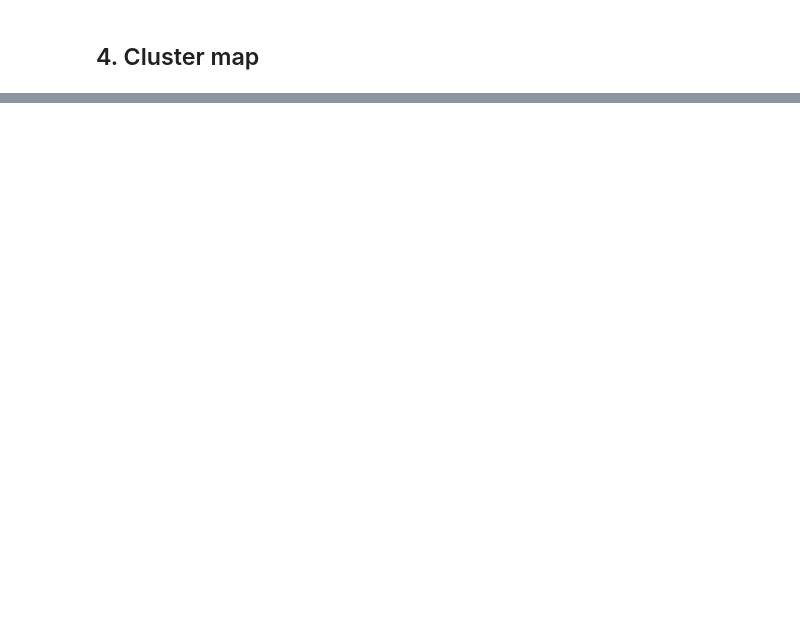
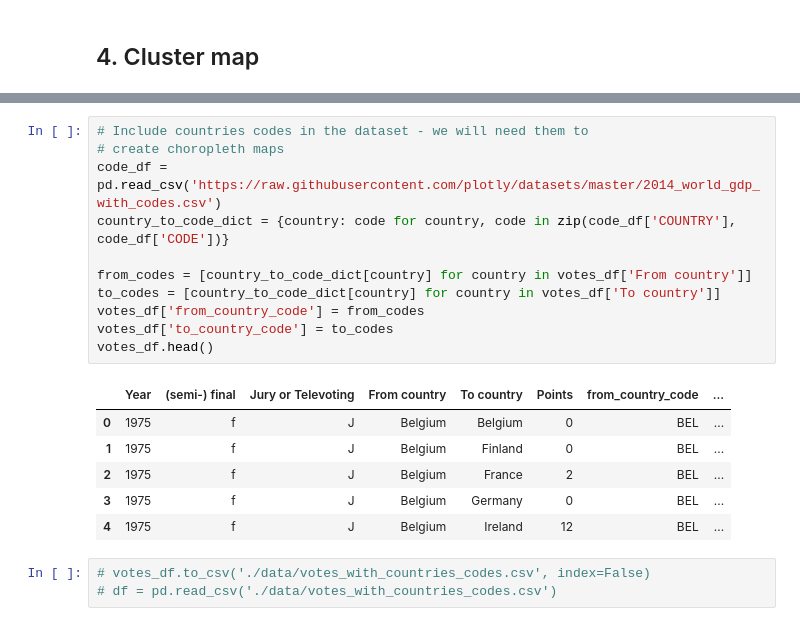
Before and after one commit to EdenBD/How-To-Win-Eurovision, a Jupyter notebook: votes_visualization.ipynb, the cells around one changed output, grey strips where cells are left out. Drawn from its saved outputs; the diff is of its cells as text; blank space fills up the shorter version.

```diff
--- a/votes_visualization.ipynb
+++ b/votes_visualization.ipynb
@@ -191,0 +217,21 @@ sns.clustermap(avg_votes_by_countries_pairs, center=0, cmap="vlag",
+# %%
+# Include countries codes in the dataset - we will need them to
+# create choropleth maps
+code_df = pd.read_csv('https://raw.githubusercontent.com/plotly/datasets/master/2014_world_gdp_with_codes.csv')
+country_to_code_dict = {country: code for country, code in zip(code_df['COUNTRY'], code_df['CODE'])}
+
+from_codes = [country_to_code_dict[country] for country in votes_df['From country']]
+to_codes = [country_to_code_dict[country] for country in votes_df['To country']]
+votes_df['from_country_code'] = from_codes
+votes_df['to_country_code'] = to_codes
+votes_df.head()
+# %% [output]
+|  | Year | (semi-) final | Jury or Televoting | From country | To country | Points | from_country_code | ... |
+| 0 | 1975 | f | J | Belgium | Belgium | 0 | BEL | ... |
+| 1 | 1975 | f | J | Belgium | Finland | 0 | BEL | ... |
+| 2 | 1975 | f | J | Belgium | France | 2 | BEL | ... |
+| 3 | 1975 | f | J | Belgium | Germany | 0 | BEL | ... |
+| 4 | 1975 | f | J | Belgium | Ireland | 12 | BEL | ... |
+# %%
+# votes_df.to_csv('./data/votes_with_countries_codes.csv', index=False)
+# df = pd.read_csv('./data/votes_with_countries_codes.csv')
```
Also changed, not shown: parts of 15 cells of this notebook, 1 other file.
